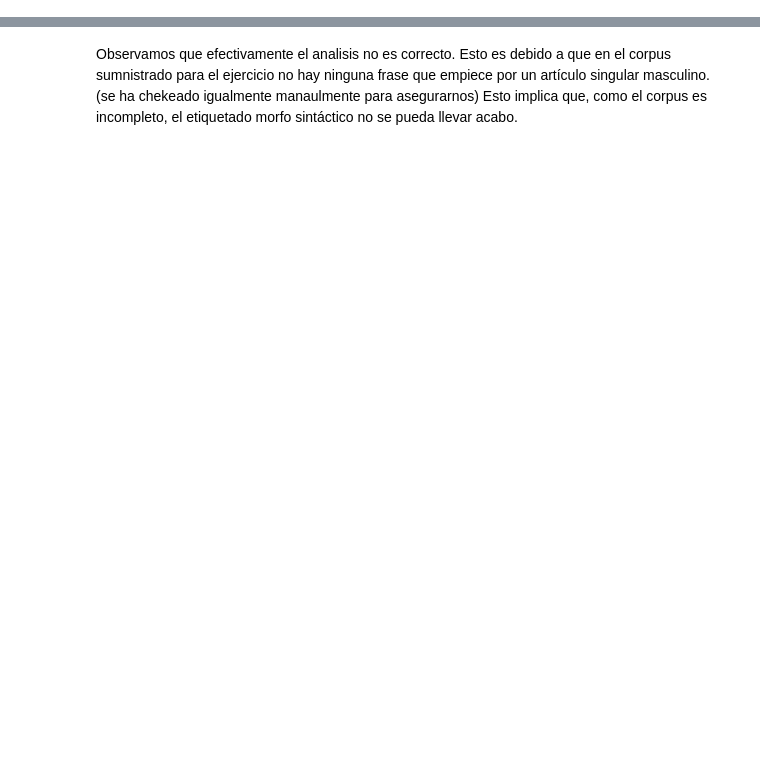
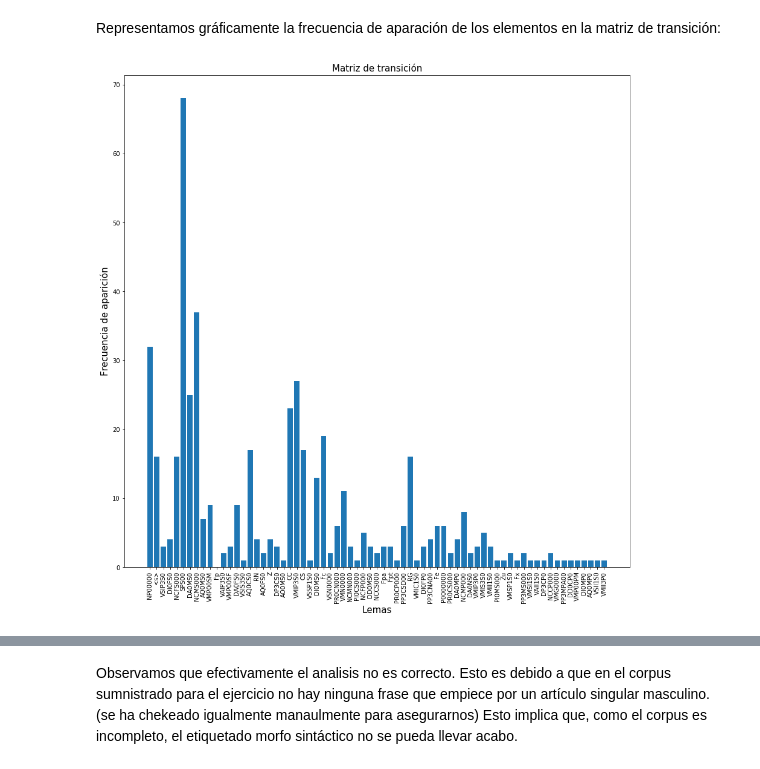
Before and after one commit to ignlopezperez/viterbi-morphosyntactic-analyzer, a Jupyter notebook: viterbi-morphosyntactic-analyzer.ipynb, the cells around one changed output, grey strips where cells are left out. Cells and saved outputs as stored; diff of their text form; code cells hidden in the pictures; blank space fills up the shorter version.

```diff
--- a/viterbi-morphosyntactic-analyzer.ipynb
+++ b/viterbi-morphosyntactic-analyzer.ipynb
@@ -11,0 +196,22 @@
+# %%
+# Leemos el fichero proporcionado con el corpus asociado en formato EAGLE
+file = open('./mia07_t3_ag_Corpus-tagged.txt' , 'r+')
+lines = file.readlines()
+file.close()
+
+# Creamos las matrizces de Obdsrevacion y transicion para poder calcular las propabilidades
+typeTransictionDictionary = {}
+typeObservationDictionary = {}
+
+# Generamos las matrices con los valores
+typeTransictionDictionary, typeObservationDictionary = populateMatrix(lines, typeTransictionDictionary, typeObservationDictionary)
+
+# Calculamos las probabilidades asociadas de observación de lemas y de transición de etiquetas
+typeTransictionProbabilityDictionary = calculateProbabilities(typeTransictionDictionary)
+typeObservationProbabilityDictionary = calculateProbabilities(typeObservationDictionary)
+# %% [markdown]
+Representamos gráficamente la frecuencia de aparación de los elementos en la matriz de transición:
+# %%
+plotMatrixFreq(typeTransictionDictionary, 'Lemas', 'Frecuencia de aparición', 'Matriz de transición')
+# %% [output]
+[figure, added]
```
Also changed, not shown: parts of 38 cells of this notebook, 1 other file.
